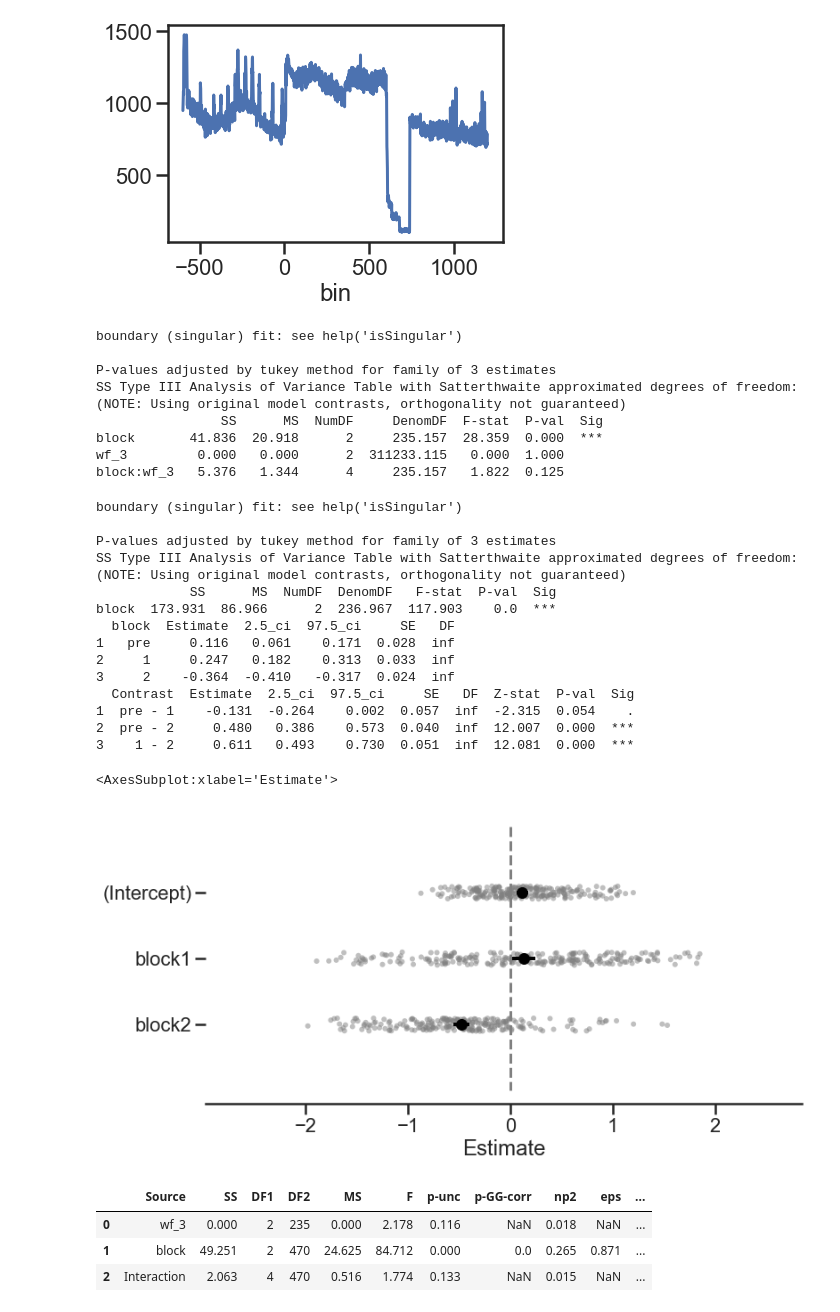
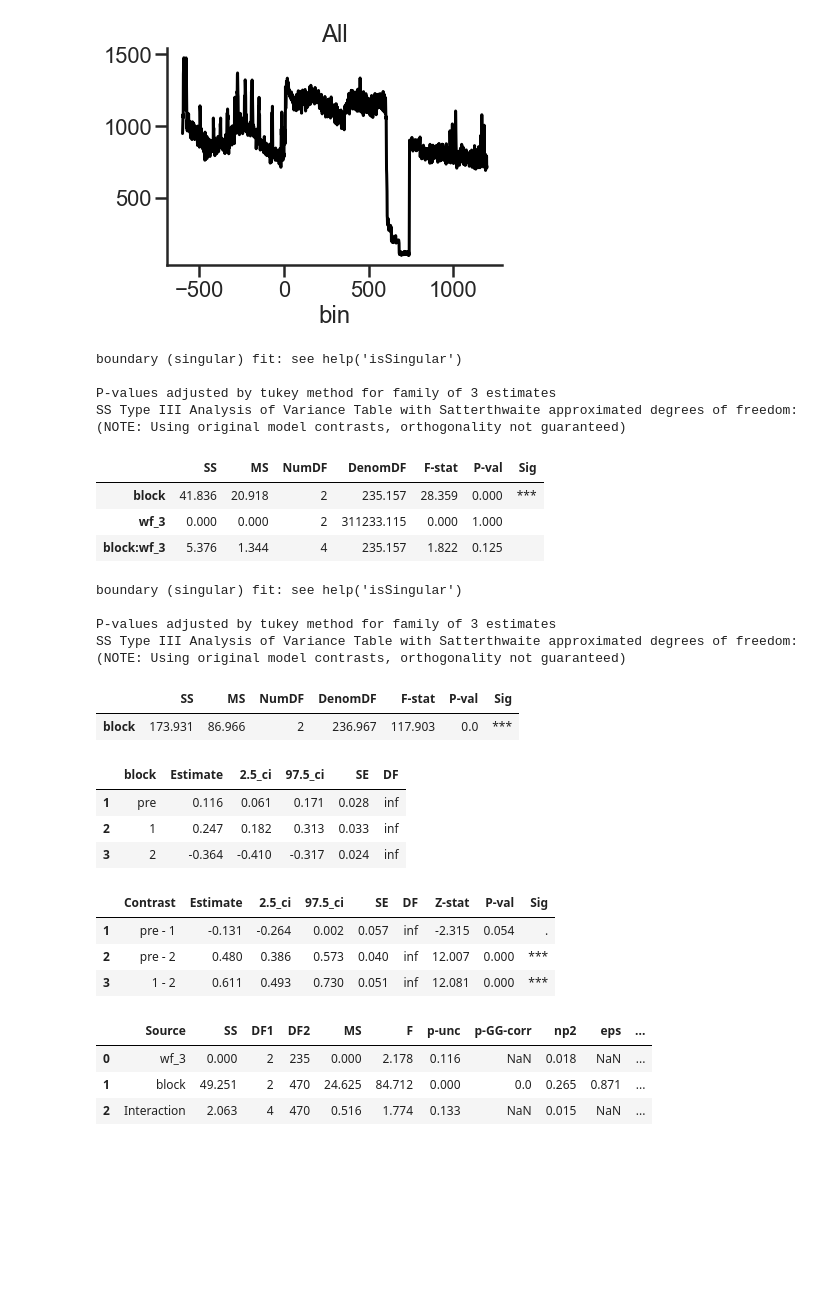
Before and after one commit to Ruairi-osul/drn-interactions, a Jupyter notebook: notebooks/rough work/Foot Shock/Slow TS - Single Units.ipynb, the cells around one changed output. Drawn from its saved outputs; the diff is of its cells as text; code cells hidden in the pictures; blank space fills up the shorter version.

```diff
--- a/notebooks/rough work/Foot Shock/Slow TS - Single Units.ipynb
+++ b/notebooks/rough work/Foot Shock/Slow TS - Single Units.ipynb
@@ -56,62 +28,62 @@ plot_population(sessions)
 # %%
 # Long timescale
 t_start=-600
 t_stop=1200
 bin_width=1
 session = sessions
 
 
 sh = SpikesHandlerMulti(
     block=["base_shock", "post_base_shock"],
     bin_width=bin_width,
     session_names=sessions.tolist(),
     t_start=t_start,
     t_stop=t_stop,
 )
-sh.binned_piv.sum(axis=1).plot()
+ax = sh.binned_piv.sum(axis=1).plot(color="black")
+ax.set_title("All")
+sns.despine()
 df_binned_piv = sh.binned_piv.copy()
 # %% [output]
-[figure, old version]
+[figure, new version]
 # %%
 # mixed effects
 mod = SlowTSRespondersMixed()
 mod.get_responders(df_binned_piv, clusters = neurons[["neuron_id","wf_3"]])
-print(mod.results_["anova"])
+display(mod.results_["anova"])
 # %% [output]
 boundary (singular) fit: see help('isSingular')
 
 P-values adjusted by tukey method for family of 3 estimates
 SS Type III Analysis of Variance Table with Satterthwaite approximated degrees of freedom:
 (NOTE: Using original model contrasts, orthogonality not guaranteed)
-                SS      MS  NumDF     DenomDF  F-stat  P-val  Sig
-block       41.836  20.918      2     235.157  28.359  0.000  ***
-wf_3         0.000   0.000      2  311233.115   0.000  1.000
-block:wf_3   5.376   1.344      4     235.157   1.822  0.125
+|  | SS | MS | NumDF | DenomDF | F-stat | P-val | Sig |
+| block | 41.836 | 20.918 | 2 | 235.157 | 28.359 | 0.000 | *** |
+| wf_3 | 0.000 | 0.000 | 2 | 311233.115 | 0.000 | 1.000 |  |
+| block:wf_3 | 5.376 | 1.344 | 4 | 235.157 | 1.822 | 0.125 |  |
 # %%
 mod = SlowTSRespondersMixed()
 mod.get_responders(df_binned_piv)
-print(mod.results_["anova"])
-print(mod.results_["emms"])
-print(mod.results_["contrasts"])
-mod.plot()
+display(mod.results_["anova"])
+display(mod.results_["emms"])
+display(mod.results_["contrasts"])
+# mod.plot()
 # %% [output]
 boundary (singular) fit: see help('isSingular')
 
 P-values adjusted by tukey method for family of 3 estimates
 SS Type III Analysis of Variance Table with Satterthwaite approximated degrees of freedom:
 (NOTE: Using original model contrasts, orthogonality not guaranteed)
-            SS      MS  NumDF  DenomDF   F-stat  P-val  Sig
-block  173.931  86.966      2  236.967  117.903    0.0  ***
-  block  Estimate  2.5_ci  97.5_ci     SE   DF
-1   pre     0.116   0.061    0.171  0.028  inf
-2     1     0.247   0.182    0.313  0.033  inf
-3     2    -0.364  -0.410   -0.317  0.024  inf
-  Contrast  Estimate  2.5_ci  97.5_ci     SE   DF  Z-stat  P-val  Sig
-1  pre - 1    -0.131  -0.264    0.002  0.057  inf  -2.315  0.054    .
-2  pre - 2     0.480   0.386    0.573  0.040  inf  12.007  0.000  ***
-3    1 - 2     0.611   0.493    0.730  0.051  inf  12.081  0.000  ***
-<AxesSubplot:xlabel='Estimate'>
-[figure, removed]
+|  | SS | MS | NumDF | DenomDF | F-stat | P-val | Sig |
+| block | 173.931 | 86.966 | 2 | 236.967 | 117.903 | 0.0 | *** |
+|  | block | Estimate | 2.5_ci | 97.5_ci | SE | DF |
+| 1 | pre | 0.116 | 0.061 | 0.171 | 0.028 | inf |
+| 2 | 1 | 0.247 | 0.182 | 0.313 | 0.033 | inf |
+| 3 | 2 | -0.364 | -0.410 | -0.317 | 0.024 | inf |
+|  | Contrast | Estimate | 2.5_ci | 97.5_ci | SE | DF | Z-stat | P-val | Sig |
+| 1 | pre - 1 | -0.131 | -0.264 | 0.002 | 0.057 | inf | -2.315 | 0.054 | . |
+| 2 | pre - 2 | 0.480 | 0.386 | 0.573 | 0.040 | inf | 12.007 | 0.000 | *** |
+| 3 | 1 - 2 | 0.611 | 0.493 | 0.730 | 0.051 | inf | 12.081 | 0.000 | *** |
 # %%
 # Reapeated measures
 
```
Also changed, not shown: parts of 7 cells of this notebook, 1 other file.
